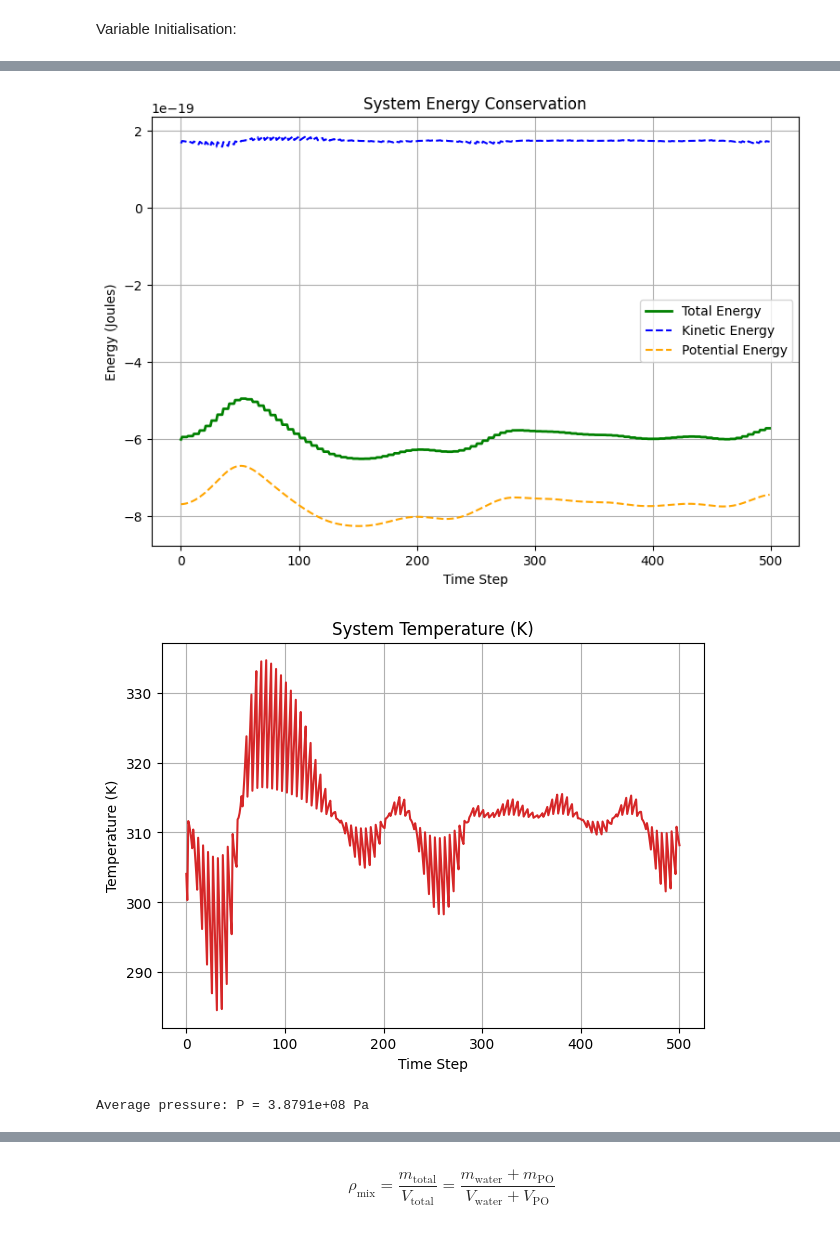
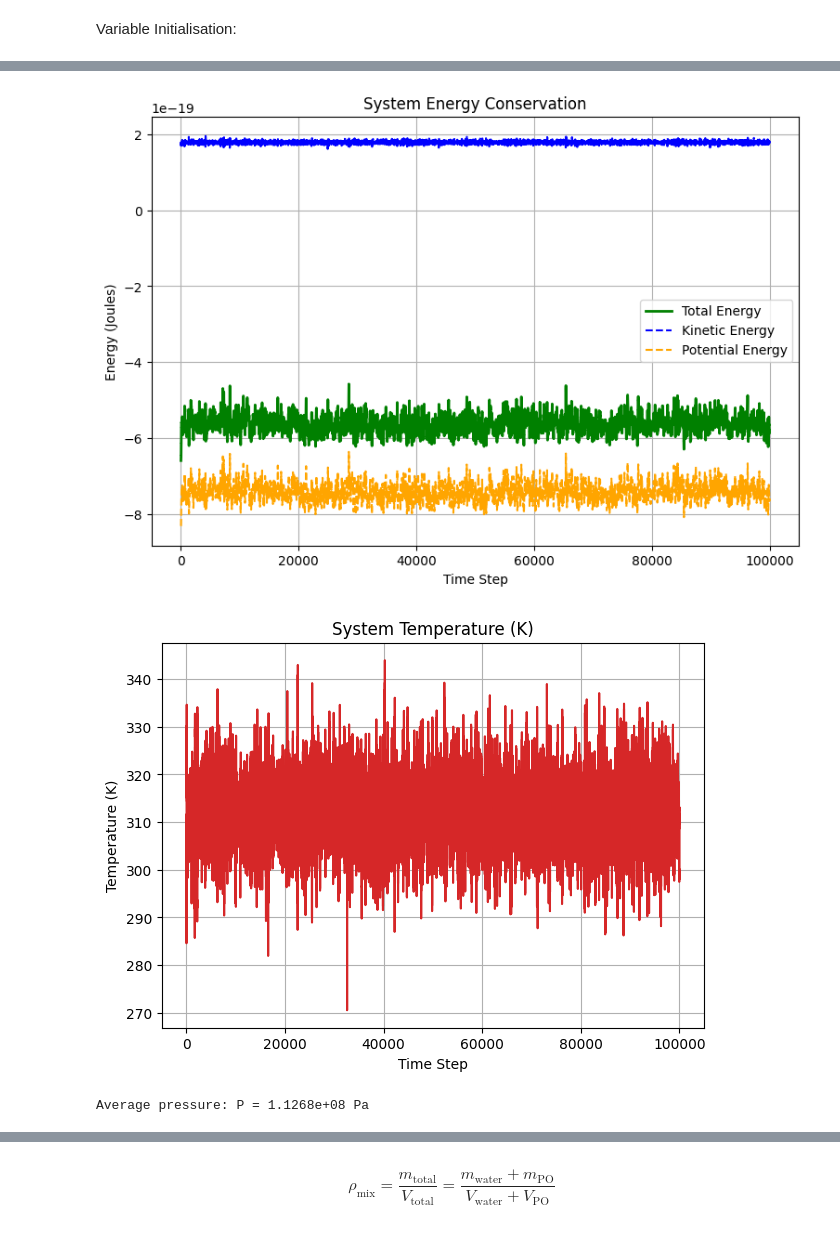
Before and after one commit to AlexPooley7/Multiscale-Modelling, a Jupyter notebook: CE20248/Coursework/temperatureLoop.ipynb, the cells around one changed output, grey strips where cells are left out. Drawn from its saved outputs; the diff is of its cells as text; code cells hidden in the pictures.

Commit message:
Looped two temps and ratios

```diff
--- a/CE20248/Coursework/temperatureLoop.ipynb
+++ b/CE20248/Coursework/temperatureLoop.ipynb
@@ -733,10 +733,10 @@ Variable Initialisation:
 # --- INITIAL VARIABLES & LOOP SETUP ---
 #####################################################################################
 # Mass ratio
-molar_ratio_list = np.array([9999999999999]) # Molar ratio of water to po (pure water, pure po, mixture)
+molar_ratio_list = np.array([9999999999999, 4]) # Molar ratio of water to po (pure water, pure po, mixture)
 num_ratio = len(molar_ratio_list)
 
-temperatures_list = np.array([312])  # K, example
+temperatures_list = np.array([312, 320])  # K, example
 num_temps = len(temperatures_list)
 
 # --- Storage for Results ---
@@ -778,7 +778,7 @@ lambda_po = 17.079
 # Simulation Parameters
 dt = 1e-15            # Dimensional time step [s]
 save_stride = 10        # Only saves every 10th frame to reduce file size
-steps = 500            # Number of steps for the integrator
+steps = 100000            # Number of steps for the integrator
 
 # Radius parameters
 rc = 2.5 * sigma_po     # Reduced cutoff
@@ -1201,6 +1201,8 @@ for r_idx, current_ratio in enumerate(molar_ratio_list): # molar ratio index
             msd_stored = msd
             t_stored = t
             t_fit_stored = t_fit
+            A_stored = A
+            B_stored = B
 
 # =============================================================================
 # END OF LOOPS - FINAL OUTPUT
@@ -1229,7 +1231,7 @@ plt.show()
 
 # Plot MSD and fit
 plt.plot(t_stored, msd_stored, label='MSD')
-plt.plot(t_fit_stored, A*t_fit_stored + B, '--', label=f'Linear fit, slope={A:.10f}')
+plt.plot(t_fit_stored, A_stored*t_fit_stored + B_stored, '--', label=f'Linear fit, slope={A:.10f}')
 plt.xlabel('t (seconds)')
 plt.ylabel('MSD (m^2)')
 plt.title('MSD and linear fit for D')
@@ -1313,3 +1315,3 @@ Diffusivity Matrix (Rows=Ratio, Cols=Temp):
-[figure, old version]
+[figure, new version]
-[figure, old version]
+[figure, new version]
-Average pressure: P = 3.8791e+08 Pa
+Average pressure: P = 1.1268e+08 Pa
```
Also changed, not shown: parts of 1 cell of this notebook.
